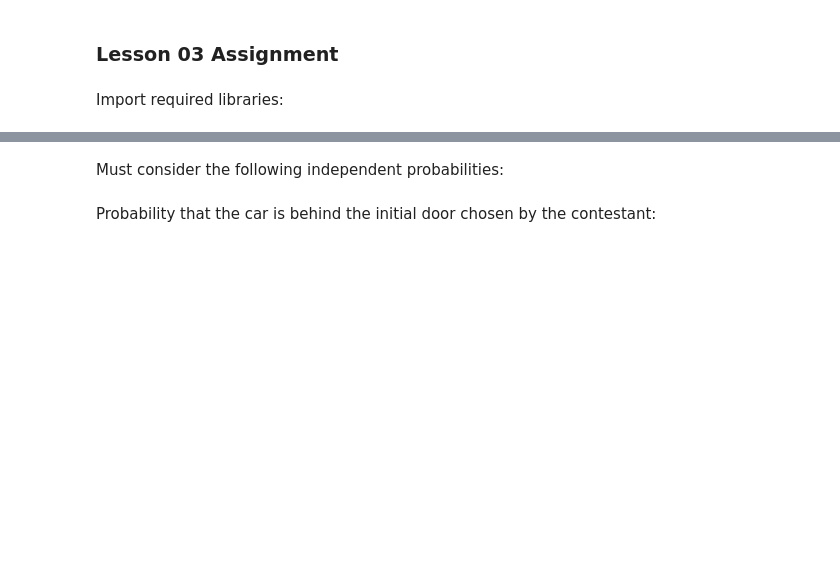
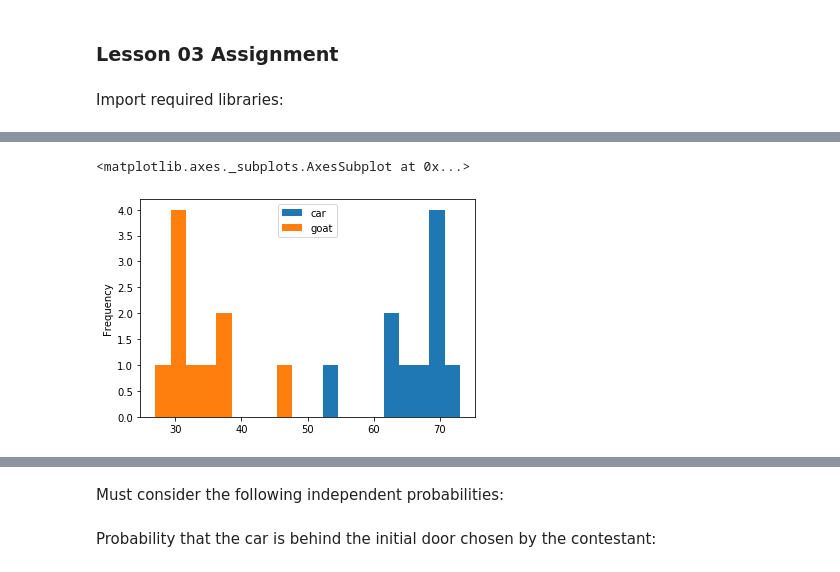
Before and after one commit to pelorenz/data-science-410, a Jupyter notebook: PeterLorenz-L03-MontyHall.ipynb, the cells around one changed output, grey strips where cells are left out. Saved outputs shown, nothing was run; the diff lists cells and outputs as text; code cells hidden in the pictures; blank space fills up the shorter version.

```diff
--- a/PeterLorenz-L03-MontyHall.ipynb
+++ b/PeterLorenz-L03-MontyHall.ipynb
@@ -118,0 +122,5 @@ switch_samples
+# %%
+switch_samples.plot.hist(bins=20)
+# %% [output]
+<matplotlib.axes._subplots.AxesSubplot at 0x...>
+[figure, added]
```
Also changed, not shown: parts of 10 cells of this notebook.
